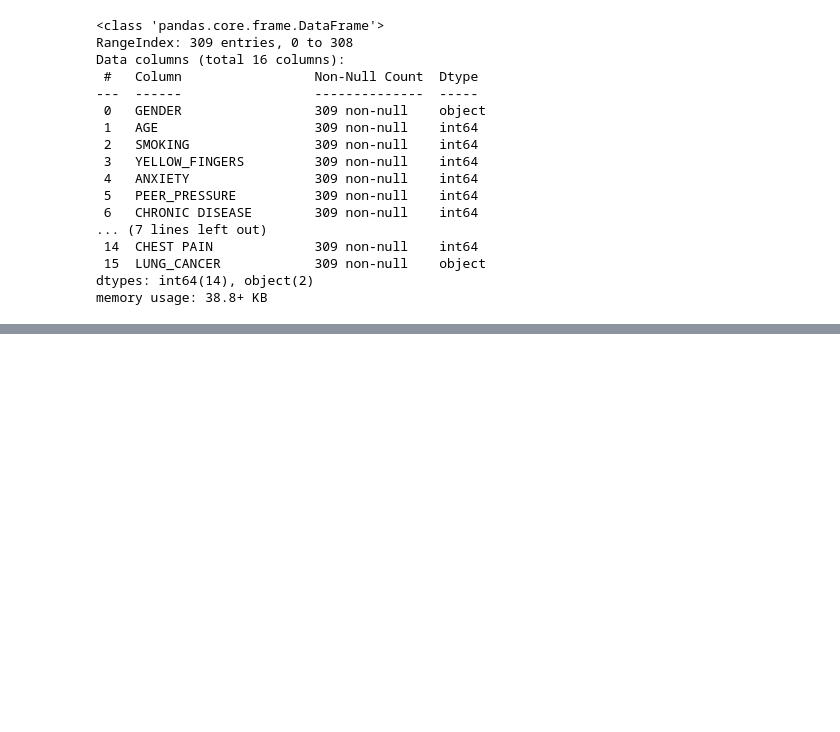
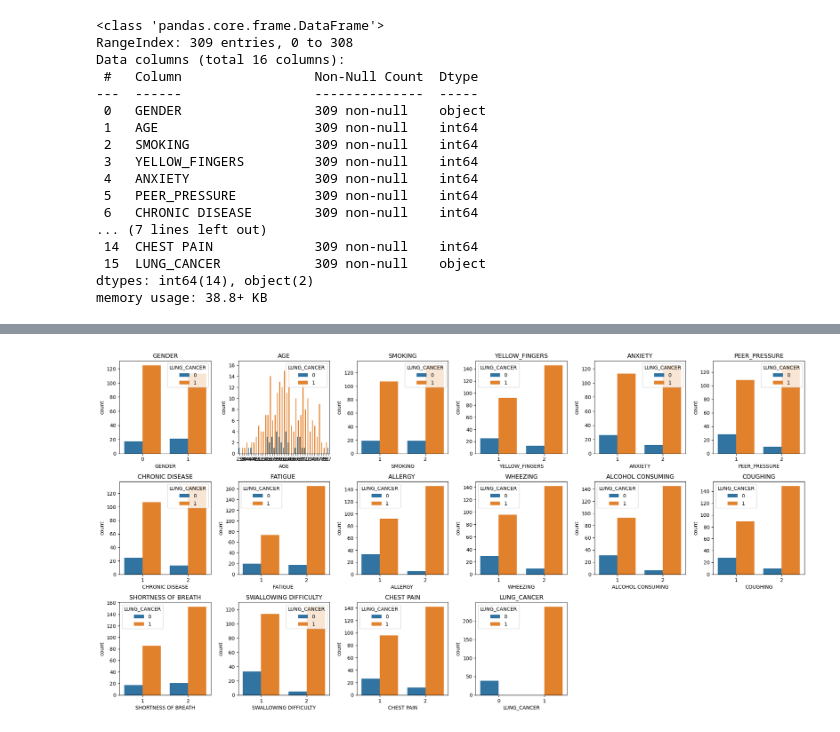
Before and after one commit to Dcoder-Nikhil/DS-projects, a Jupyter notebook: Lung Cancer Detection/lungCancerDetection.ipynb, the cells around one changed output, grey strips where cells are left out. Drawn from its saved outputs; the diff is of its cells as text; code cells hidden in the pictures; blank space fills up the shorter version.

```diff
--- a/Lung Cancer Detection/lungCancerDetection.ipynb
+++ b/Lung Cancer Detection/lungCancerDetection.ipynb
@@ -162,5 +109,0 @@ plt.show()
-# %%
-sns.set_style("whitegrid")
-sns.FacetGrid(df, hue="LUNG_CANCER", height=4) \
-   .map(plt.scatter, "AGE", "YELLOW_FINGERS") \
-   .add_legend()
@@ -170,8 +109,0 @@ sns.FacetGrid(df, hue="LUNG_CANCER", height=4) \
-# %%
-sns.set_style("whitegrid");
-sns.FacetGrid(df, hue="LUNG_CANCER", height=6) \
-    .map(plt.scatter, "ANXIETY", "PEER_PRESSURE") \
-    .add_legend();
-
-
-plt.show()
@@ -180,5 +109,0 @@ plt.show()
-# %%
-plt.close();
-sns.set_style("whitegrid");
-sns.pairplot(df, hue="LUNG_CANCER", size=3)
-plt.show()
@@ -269,0 +110,3 @@ https://gist.github.com/mwaskom/de44147ed2974457ad6372750bbe5751
+# %%
+df["GENDER"] = df["GENDER"].replace(["M","F"],[0,1])
+df["LUNG_CANCER"] = df["LUNG_CANCER"].replace(["YES","NO"],[1,0])
@@ -269,0 +122,10 @@ https://gist.github.com/mwaskom/de44147ed2974457ad6372750bbe5751
+# %%
+list=df.columns.tolist()
+plt.figure(figsize=(20,20))
+for i in range(len(list)):
+    plt.subplot(6,6,i+1)
+    plt.title(list[i])
+    sns.countplot(data=df,x=list[i],hue="LUNG_CANCER")
+plt.tight_layout()
+# %% [output]
+[figure, added]
```
Also changed, not shown: parts of 29 cells of this notebook.
